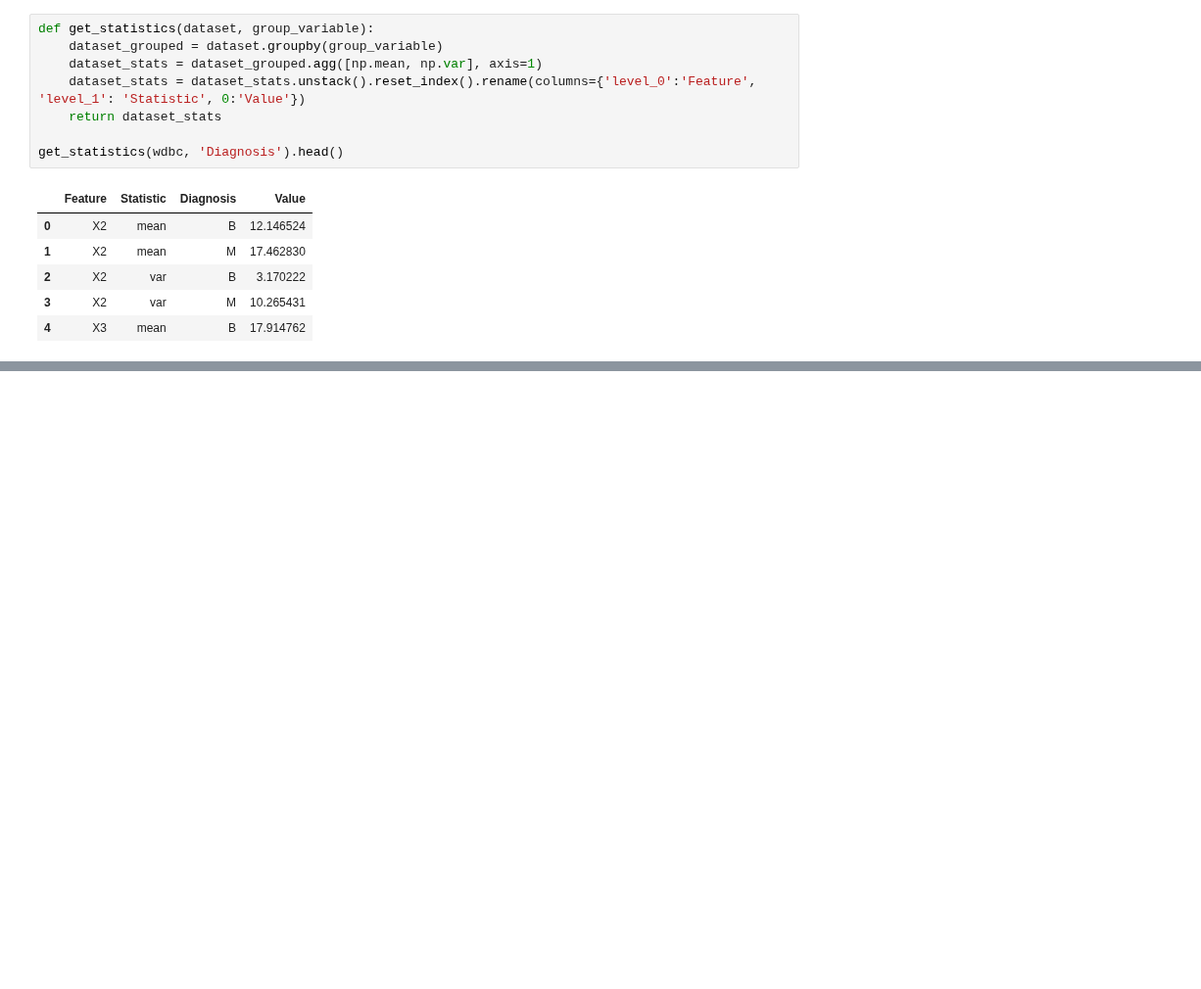
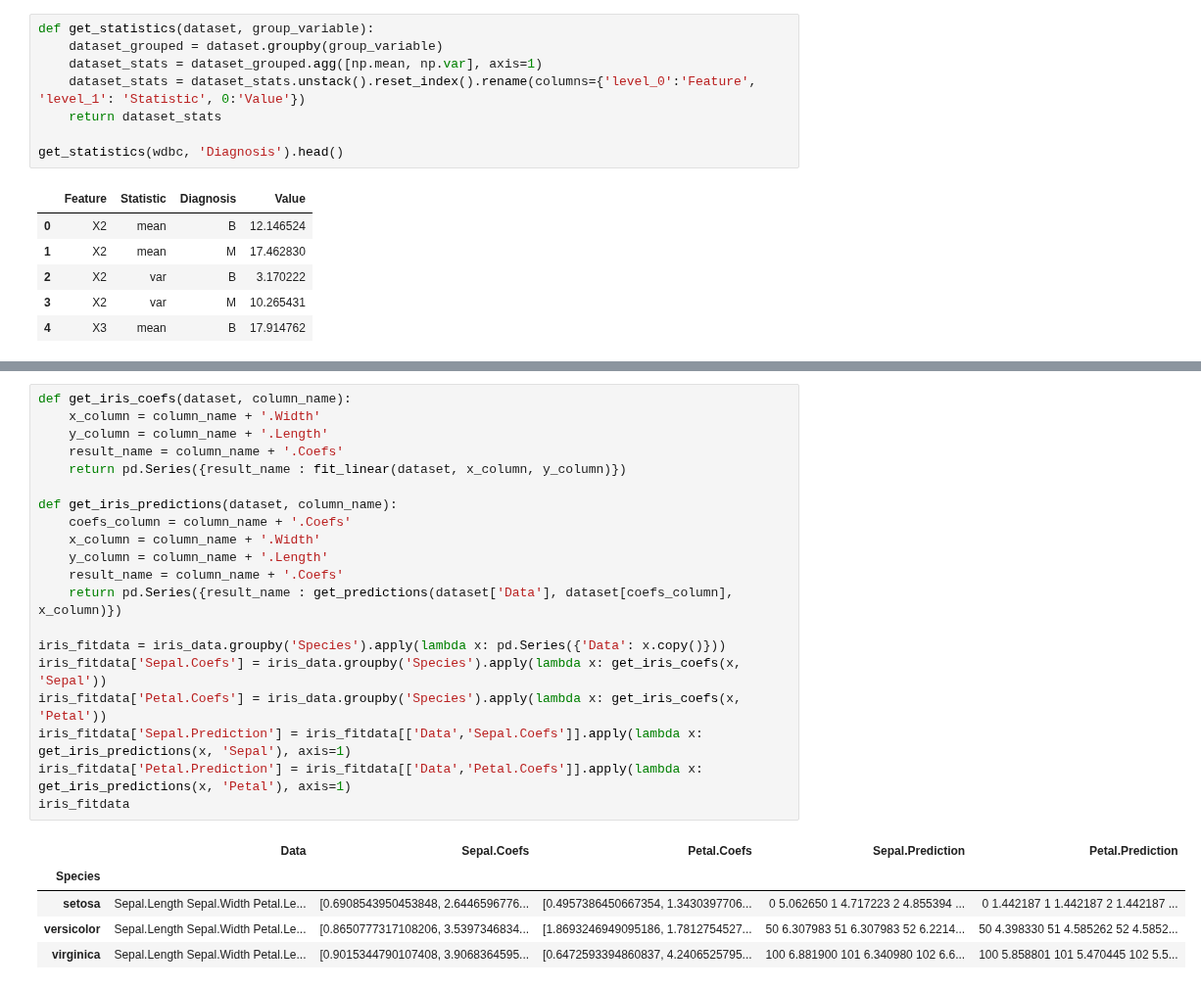
Before and after one commit to AaltoSciComp/data-analysis-workflows-course, a Jupyter notebook: python_exercises/ch3-python-ex1-solution.ipynb, the cells around one changed output, grey strips where cells are left out. Shown at 98% size. Cells and saved outputs as stored; diff of their text form; blank space fills up the shorter version.

```diff
--- a/python_exercises/ch3-python-ex1-solution.ipynb
+++ b/python_exercises/ch3-python-ex1-solution.ipynb
@@ -181,0 +175,26 @@ setosa    Species  Sepal.Length  Sepal.Width  Petal.Length  Petal.Width
+# %%
+def get_iris_coefs(dataset, column_name):
+    x_column = column_name + '.Width'
+    y_column = column_name + '.Length'
+    result_name = column_name + '.Coefs'
+    return pd.Series({result_name : fit_linear(dataset, x_column, y_column)})
+
+def get_iris_predictions(dataset, column_name):
+    coefs_column = column_name + '.Coefs'
+    x_column = column_name + '.Width'
+    y_column = column_name + '.Length'
+    result_name = column_name + '.Coefs'
+    return pd.Series({result_name : get_predictions(dataset['Data'], dataset[coefs_column], x_column)})
+
+iris_fitdata = iris_data.groupby('Species').apply(lambda x: pd.Series({'Data': x.copy()}))
+iris_fitdata['Sepal.Coefs'] = iris_data.groupby('Species').apply(lambda x: get_iris_coefs(x, 'Sepal'))
+iris_fitdata['Petal.Coefs'] = iris_data.groupby('Species').apply(lambda x: get_iris_coefs(x, 'Petal'))
+iris_fitdata['Sepal.Prediction'] = iris_fitdata[['Data','Sepal.Coefs']].apply(lambda x: get_iris_predictions(x, 'Sepal'), axis=1)
+iris_fitdata['Petal.Prediction'] = iris_fitdata[['Data','Petal.Coefs']].apply(lambda x: get_iris_predictions(x, 'Petal'), axis=1)
+iris_fitdata
+# %% [output]
+|  | Data | Sepal.Coefs | Petal.Coefs | Sepal.Prediction | Petal.Prediction |
+| Species |  |  |  |  |  |
+| setosa | Sepal.Length Sepal.Width Petal.Le... | [0.6908543950453848, 2.6446596776... | [0.4957386450667354, 1.3430397706... | 0 5.062650 1 4.717223 2 4.855394 ... | 0 1.442187 1 1.442187 2 1.442187 ... |
+| versicolor | Sepal.Length Sepal.Width Petal.Le... | [0.8650777317108206, 3.5397346834... | [1.8693246949095186, 1.7812754527... | 50 6.307983 51 6.307983 52 6.2214... | 50 4.398330 51 4.585262 52 4.5852... |
+| virginica | Sepal.Length Sepal.Width Petal.Le... | [0.9015344790107408, 3.9068364595... | [0.6472593394860837, 4.2406525795... | 100 6.881900 101 6.340980 102 6.6... | 100 5.858801 101 5.470445 102 5.5... |
```
Also changed, not shown: parts of 12 cells of this notebook.
